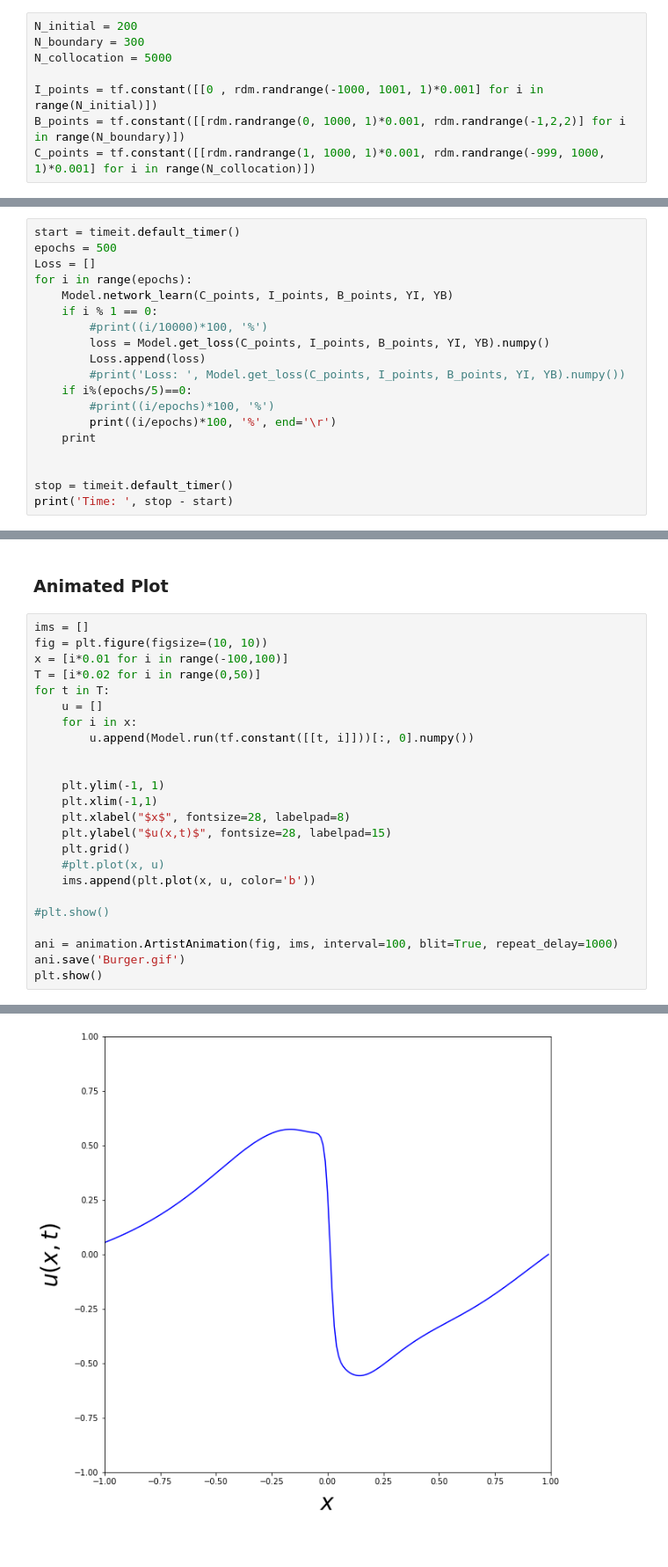
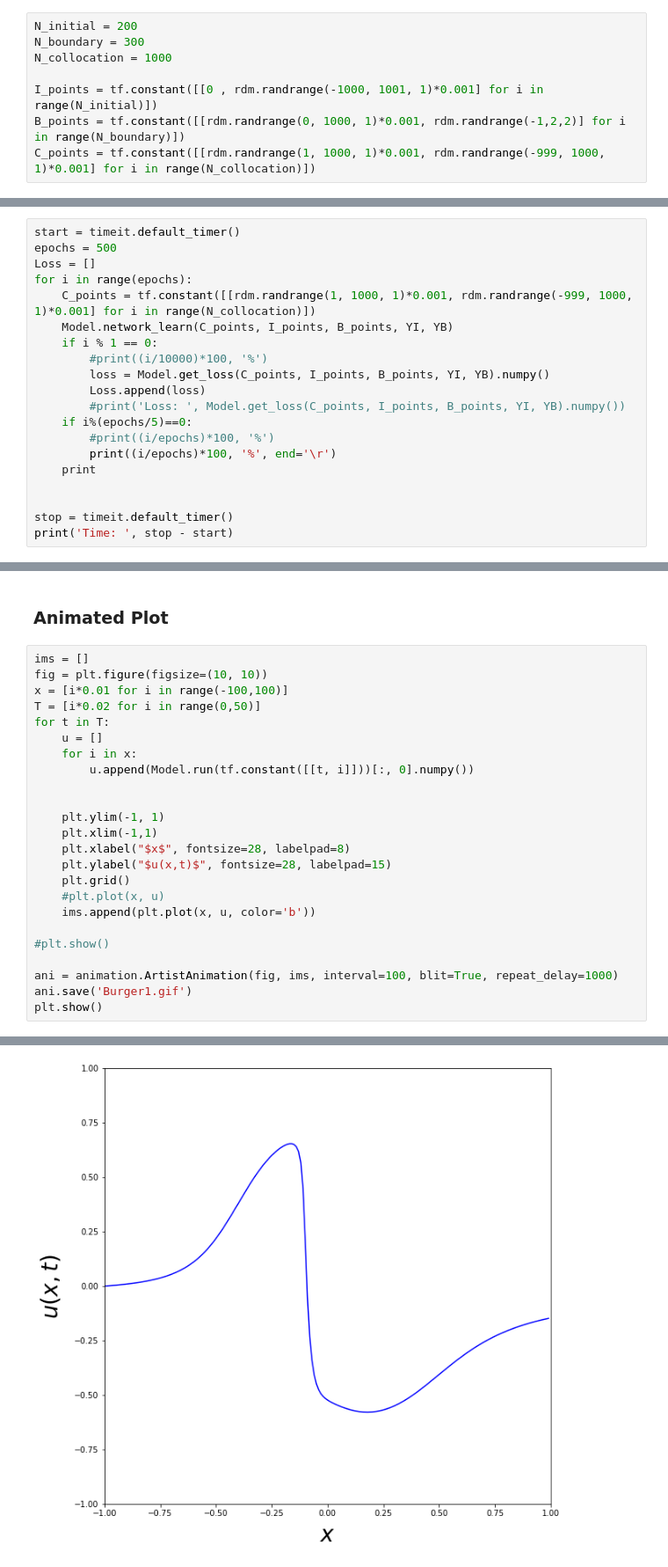
Before and after one commit to Ricvalp/ML_DynamicalSystems, a Jupyter notebook: Code/RaissiEtAltri.ipynb, the cells around one changed output, grey strips where cells are left out. Shown at 88% size. Cells and saved outputs as stored; diff of their text form.

```diff
--- a/Code/RaissiEtAltri.ipynb
+++ b/Code/RaissiEtAltri.ipynb
@@ -117,7 +117,7 @@ Model = custom_model()
 # %%
 N_initial = 200
 N_boundary = 300
-N_collocation = 5000
+N_collocation = 1000
 
 I_points = tf.constant([[0 , rdm.randrange(-1000, 1001, 1)*0.001] for i in range(N_initial)])
 B_points = tf.constant([[rdm.randrange(0, 1000, 1)*0.001, rdm.randrange(-1,2,2)] for i in range(N_boundary)])
@@ -164,6 +164,7 @@ start = timeit.default_timer()
 epochs = 500
 Loss = []
 for i in range(epochs):
+    C_points = tf.constant([[rdm.randrange(1, 1000, 1)*0.001, rdm.randrange(-999, 1000, 1)*0.001] for i in range(N_collocation)])
     Model.network_learn(C_points, I_points, B_points, YI, YB)
     if i % 1 == 0:
         #print((i/10000)*100, '%')
@@ -224,27 +225,27 @@ Time:  28.082029399999982
 # %%
 ims = []
 fig = plt.figure(figsize=(10, 10))
 x = [i*0.01 for i in range(-100,100)]
 T = [i*0.02 for i in range(0,50)]
 for t in T:
     u = []
     for i in x:
         u.append(Model.run(tf.constant([[t, i]]))[:, 0].numpy())
 
 
     plt.ylim(-1, 1)
     plt.xlim(-1,1)
     plt.xlabel("$x$", fontsize=28, labelpad=8)
     plt.ylabel("$u(x,t)$", fontsize=28, labelpad=15)
     plt.grid()
     #plt.plot(x, u)
     ims.append(plt.plot(x, u, color='b'))
 
 #plt.show()
 
 ani = animation.ArtistAnimation(fig, ims, interval=100, blit=True, repeat_delay=1000)
-ani.save('Burger.gif')
+ani.save('Burger1.gif')
 plt.show()
 # %% [output]
 MovieWriter ffmpeg unavailable; trying to use <class 'matplotlib.animation.PillowWriter'> instead.
-[figure, old version]
+[figure, new version]
```
Also changed, not shown: parts of 5 cells of this notebook, 2 other files.
